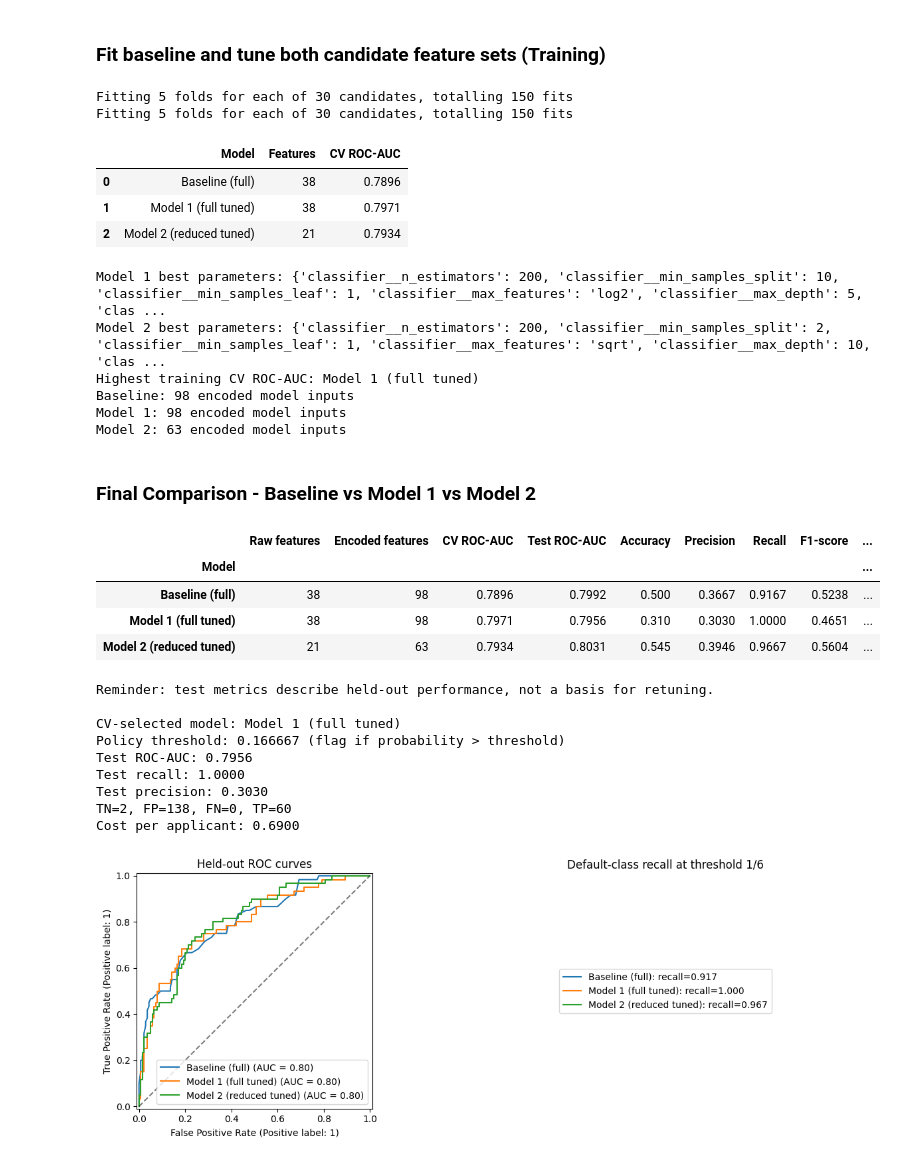
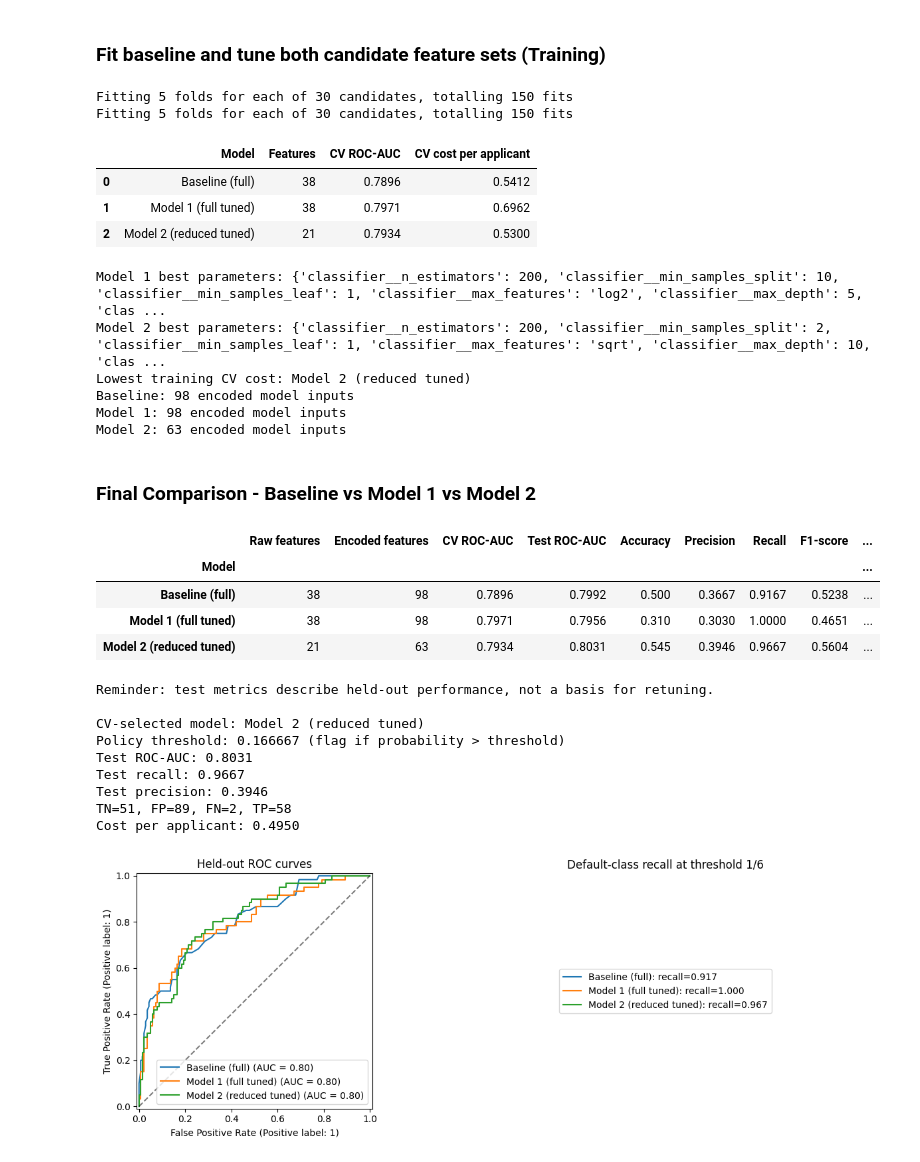
Before and after one commit to chrisgoh9/dseqf4212-group8, a Jupyter notebook: model_rf.ipynb, the cells around one changed output. Saved outputs shown, nothing was run; the diff lists cells and outputs as text; code cells hidden in the pictures.

```diff
--- a/model_rf.ipynb
+++ b/model_rf.ipynb
@@ -174,52 +174,92 @@ Passed-through numerical columns: ['duration', 'credit_amount', 'installment_rat
 # %% [markdown]
 ### Fit baseline and tune both candidate feature sets (Training)
 # %%
+from sklearn.model_selection import cross_val_predict
+
 baseline = make_pipeline(full_features, n_estimators=100)
 
 baseline_cv_auc = cross_val_score(
     baseline, rf_X_train[full_features], rf_y_train,
     cv=cv, scoring='roc_auc', n_jobs=-1
 ).mean()
 
 baseline.fit(rf_X_train[full_features], rf_y_train)
 
 model1_search = tune_model(full_features)
 model2_search = tune_model(reduced_features)
 
 model1 = model1_search.best_estimator_
 model2 = model2_search.best_estimator_
 
-cv_table = pd.DataFrame([
-    {'Model': 'Baseline (full)', 'Features': len(full_features), 'CV ROC-AUC': baseline_cv_auc},
-    {'Model': 'Model 1 (full tuned)', 'Features': len(full_features), 'CV ROC-AUC': model1_search.best_score_},
-    {'Model': 'Model 2 (reduced tuned)', 'Features': len(reduced_features), 'CV ROC-AUC': model2_search.best_score_}
-])
+fitted = {
+    'Baseline (full)': (baseline, full_features),
+    'Model 1 (full tuned)': (model1, full_features),
+    'Model 2 (reduced tuned)': (model2, reduced_features)
+}
+
+cv_scores = {
+    'Baseline (full)': baseline_cv_auc,
+    'Model 1 (full tuned)': model1_search.best_score_,
+    'Model 2 (reduced tuned)': model2_search.best_score_
+}
+
+cv_rows = []
+
+for name, (pipe, features) in fitted.items():
+    probabilities = cross_val_predict(
+        pipe,
+        rf_X_train[features],
+        rf_y_train,
+        cv=cv,
+        method='predict_proba',
+        n_jobs=-1
+    )[:, 1]
+
+    labels = (probabilities > rf_threshold).astype(int)
+
+    tn, fp, fn, tp = confusion_matrix(
+        rf_y_train, labels, labels=[0, 1]
+    ).ravel()
+
+    cv_rows.append({
+        'Model': name,
+        'Features': len(features),
+        'CV ROC-AUC': cv_scores[name],
+        'CV cost per applicant': (5 * fn + fp) / len(rf_y_train)
+    })
+
+cv_table = pd.DataFrame(cv_rows)
 
 display(cv_table.round(4))
 
 print('Model 1 best parameters:', model1_search.best_params_)
 print('Model 2 best parameters:', model2_search.best_params_)
 
-selected_by_cv = cv_table.loc[cv_table['CV ROC-AUC'].idxmax(), 'Model']
-print('Highest training CV ROC-AUC:', selected_by_cv)
+selected_by_cv = cv_table.loc[
+    cv_table['CV cost per applicant'].idxmin(), 'Model'
+]
+
+print('Lowest training CV cost:', selected_by_cv)
+
+rf_selected_model, rf_selected_features = fitted[selected_by_cv]
 
 for name, pipe in [
     ('Baseline', baseline),
     ('Model 1', model1),
     ('Model 2', model2)
 ]:
     encoded_names = pipe.named_steps['preprocessor'].get_feature_names_out()
     print(f'{name}: {len(encoded_names)} encoded model inputs')
 # %% [output]
 Fitting 5 folds for each of 30 candidates, totalling 150 fits
 Fitting 5 folds for each of 30 candidates, totalling 150 fits
-|  | Model | Features | CV ROC-AUC |
-| 0 | Baseline (full) | 38 | 0.7896 |
-| 1 | Model 1 (full tuned) | 38 | 0.7971 |
-| 2 | Model 2 (reduced tuned) | 21 | 0.7934 |
+|  | Model | Features | CV ROC-AUC | CV cost per applicant |
+| 0 | Baseline (full) | 38 | 0.7896 | 0.5412 |
+| 1 | Model 1 (full tuned) | 38 | 0.7971 | 0.6962 |
+| 2 | Model 2 (reduced tuned) | 21 | 0.7934 | 0.5300 |
 Model 1 best parameters: {'classifier__n_estimators': 200, 'classifier__min_samples_split': 10, 'classifier__min_samples_leaf': 1, 'classifier__max_features': 'log2', 'classifier__max_depth': 5, 'clas ...
 Model 2 best parameters: {'classifier__n_estimators': 200, 'classifier__min_samples_split': 2, 'classifier__min_samples_leaf': 1, 'classifier__max_features': 'sqrt', 'classifier__max_depth': 10, 'clas ...
-Highest training CV ROC-AUC: Model 1 (full tuned)
+Lowest training CV cost: Model 2 (reduced tuned)
 Baseline: 98 encoded model inputs
 Model 1: 98 encoded model inputs
 Model 2: 63 encoded model inputs
@@ -290,13 +330,13 @@ print(f'Cost per applicant: {rf_selected_cost:.4f}')
 | Model 2 (reduced tuned) | 21 | 63 | 0.7934 | 0.8031 | 0.545 | 0.3946 | 0.9667 | 0.5604 | ... |
 Reminder: test metrics describe held-out performance, not a basis for retuning.
 
-CV-selected model: Model 1 (full tuned)
+CV-selected model: Model 2 (reduced tuned)
 Policy threshold: 0.166667 (flag if probability > threshold)
-Test ROC-AUC: 0.7956
-Test recall: 1.0000
-Test precision: 0.3030
-TN=2, FP=138, FN=0, TP=60
-Cost per applicant: 0.6900
+Test ROC-AUC: 0.8031
+Test recall: 0.9667
+Test precision: 0.3946
+TN=51, FP=89, FN=2, TP=58
+Cost per applicant: 0.4950
 # %%
 fig, axes = plt.subplots(1, 2, figsize=(13, 4.5))
 for name, (prob, labels) in predictions.items():
```
Also changed, not shown: parts of 7 cells of this notebook.
